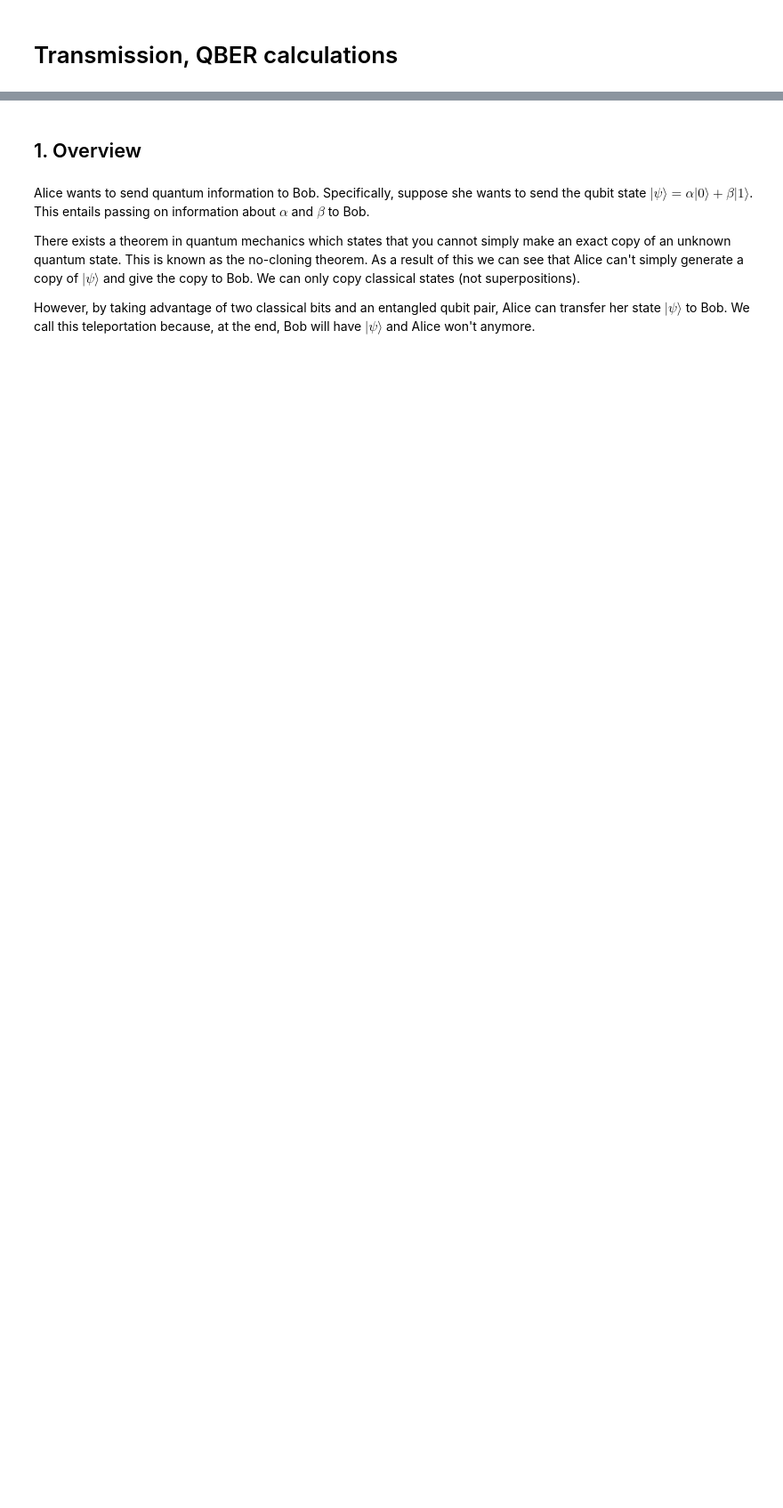
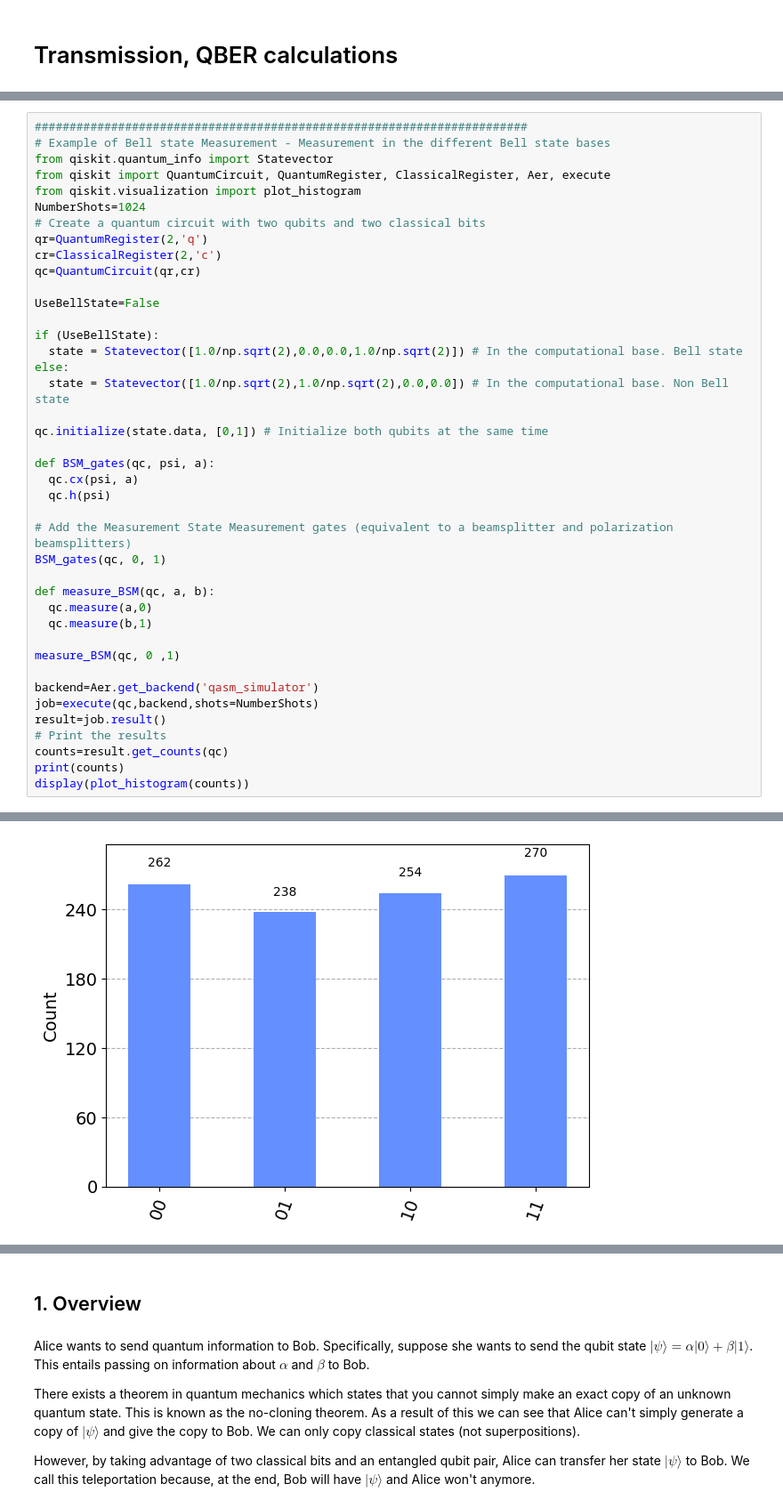
Before and after one commit to marcjofreProf/SeminarQuantumTechnologiesCybersecurity, a Jupyter notebook: Class - Session3 - KeyBuildingBlocks.ipynb, the cells around one changed output, grey strips where cells are left out. Shown at 89% size. Saved outputs shown, nothing was run; the diff lists cells and outputs as text; blank space fills up the shorter version.

Commit message:
Add files via upload
Improvement of the different examples and exercises

```diff
--- a/Class - Session3 - KeyBuildingBlocks.ipynb
+++ b/Class - Session3 - KeyBuildingBlocks.ipynb
@@ -1358,0 +1359,42 @@ plt.show()
+# %%
+#######################################################################
+# Example of Bell state Measurement - Measurement in the different Bell state bases
+from qiskit.quantum_info import Statevector
+from qiskit import QuantumCircuit, QuantumRegister, ClassicalRegister, Aer, execute
+from qiskit.visualization import plot_histogram
+NumberShots=1024
+# Create a quantum circuit with two qubits and two classical bits
+qr=QuantumRegister(2,'q')
+cr=ClassicalRegister(2,'c')
+qc=QuantumCircuit(qr,cr)
+
+UseBellState=False
+
+if (UseBellState):
+  state = Statevector([1.0/np.sqrt(2),0.0,0.0,1.0/np.sqrt(2)]) # In the computational base. Bell state
+else:
+  state = Statevector([1.0/np.sqrt(2),1.0/np.sqrt(2),0.0,0.0]) # In the computational base. Non Bell state
+
+qc.initialize(state.data, [0,1]) # Initialize both qubits at the same time
+
+def BSM_gates(qc, psi, a):
+  qc.cx(psi, a)
+  qc.h(psi)
+
+# Add the Measurement State Measurement gates (equivalent to a beamsplitter and polarization beamsplitters)
+BSM_gates(qc, 0, 1)
+
+def measure_BSM(qc, a, b):
+  qc.measure(a,0)
+  qc.measure(b,1)
+
+measure_BSM(qc, 0 ,1)
+
+backend=Aer.get_backend('qasm_simulator')
+job=execute(qc,backend,shots=NumberShots)
+result=job.result()
+# Print the results
+counts=result.get_counts(qc)
+print(counts)
+display(plot_histogram(counts))
+# %% [output]
@@ -1359 +1402,2 @@ plt.show()
+[figure, added]
 # %% [markdown]
```
Also changed, not shown: parts of 28 cells of this notebook, 9 other files.
